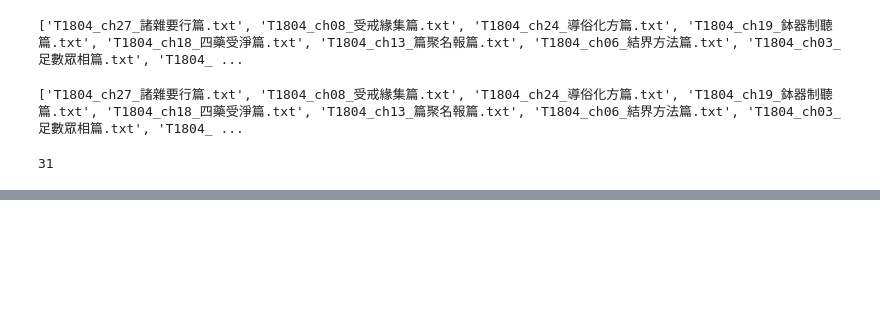
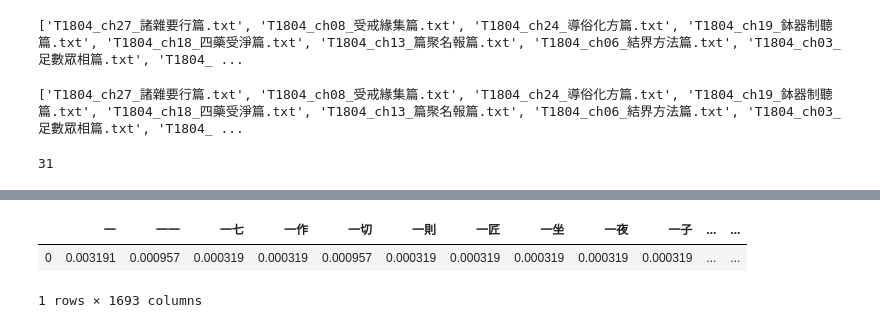
Before and after one commit to tom-newhall/SP-2020-DH-projects-New, a Jupyter notebook: TF-IDF for Taisho/Text to jieba to TF-IDF (and then maybe LDA) .ipynb, the cells around one changed output, grey strips where cells are left out. Drawn from its saved outputs; the diff is of its cells as text; code cells hidden in the pictures; blank space fills up the shorter version.

```diff
--- a/TF-IDF for Taisho/Text to jieba to TF-IDF (and then maybe LDA) .ipynb
+++ b/TF-IDF for Taisho/Text to jieba to TF-IDF (and then maybe LDA) .ipynb
@@ -234,0 +296,12 @@ data_frame
+# %%
+from sklearn.feature_extraction.text import TfidfVectorizer
+
+tf_vectorizer = TfidfVectorizer(stop_words=chinese_stop_words, tokenizer=jieba.lcut_for_search, use_idf=False, norm='l1')
+# %%
+tf_vectorized = tf_vectorizer.fit_transform(documents)
+tf_vectorized_df = pd.DataFrame(tf_vectorized.toarray(), columns=tf_vectorizer.get_feature_names())
+tf_vectorized_df
+# %% [output]
+|  | 一 | 一一 | 一七 | 一作 | 一切 | 一則 | 一匠 | 一坐 | 一夜 | 一子 | ... | ... |
+| 0 | 0.003191 | 0.000957 | 0.000319 | 0.000319 | 0.000957 | 0.000319 | 0.000319 | 0.000319 | 0.000319 | 0.000319 | ... | ... |
+1 rows × 1693 columns
```
Also changed, not shown: parts of 51 cells of this notebook, 17 other files.
